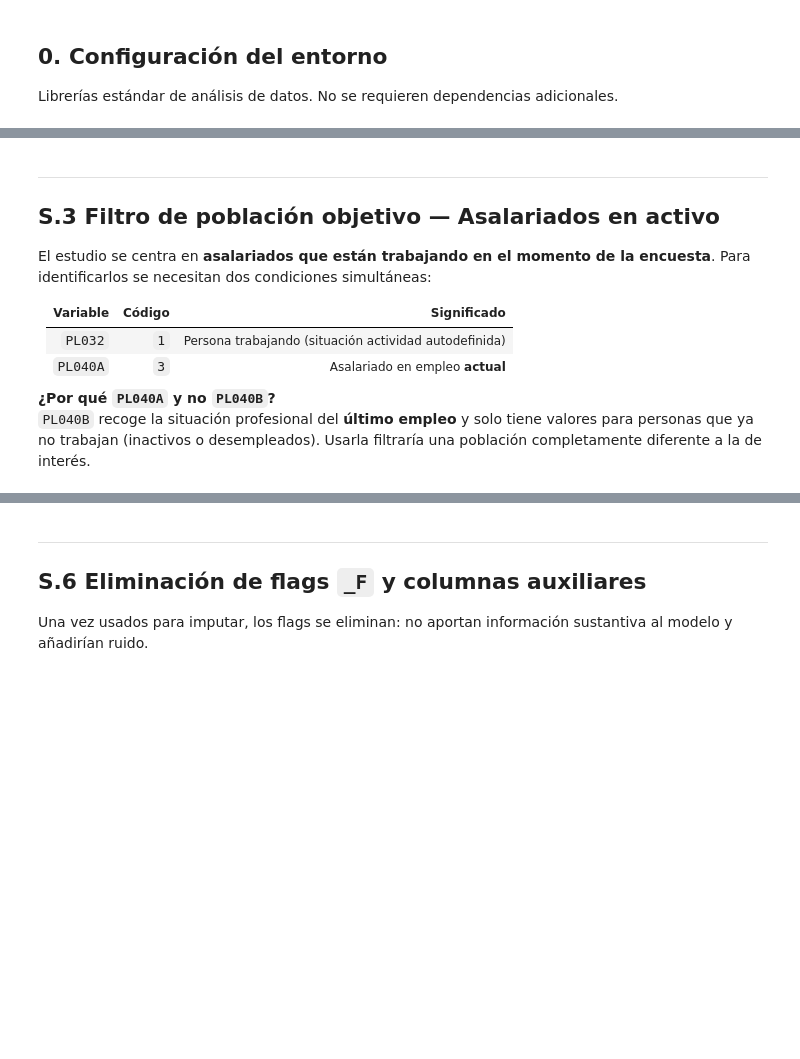
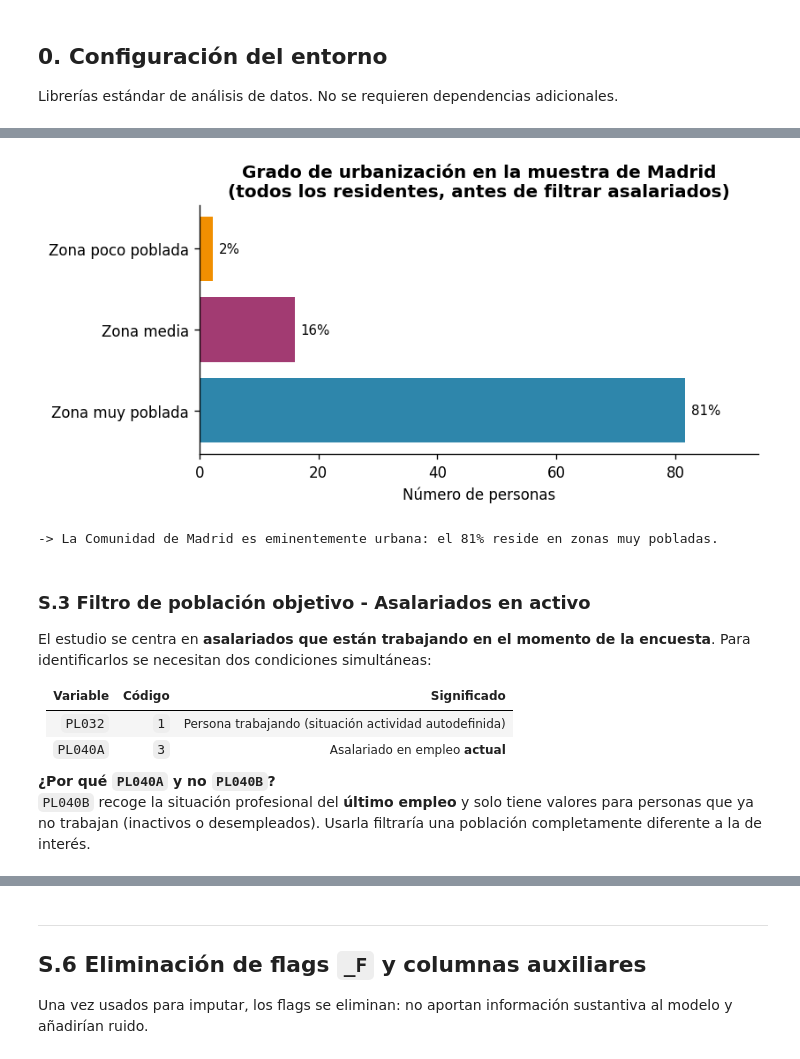
Before and after one commit to somm14/tfm_project, a Jupyter notebook: src/02_silver_layer.ipynb, the cells around one changed output, grey strips where cells are left out. Cells and saved outputs as stored; diff of their text form; code cells hidden in the pictures; blank space fills up the shorter version.

```diff
--- a/src/02_silver_layer.ipynb
+++ b/src/02_silver_layer.ipynb
@@ -63,14 +62,21 @@ La capa Silver transforma los datos en bruto en un dataset analítico limpio y d
 # %%
-# ── Join D + H (nivel hogar) ──────────────────────────────────────────────────
+#  Carga de los 4 ficheros originales
+
+df_d = cargar_csv('01_datos_hogar.csv')       # D: datos básicos hogar
+df_h = cargar_csv('02_detalles_hogar.csv')    # H: detalle hogar
+df_p = cargar_csv('03_detalles_adulto.csv')   # P: datos adulto
+df_r = cargar_csv('04_datos_persona.csv')     # R: datos persona
+
+# Join D + H (nivel hogar)
 df_hogar = df_d.merge(df_h, left_on='DB030', right_on='HB030', how='inner')
 
-# ── Join R + P (nivel persona) ────────────────────────────────────────────────
+# Join R + P (nivel persona)
 df_persona = df_r.merge(df_p, left_on='RB030', right_on='PB030', how='inner')
 
-# ── Clave hogar derivada desde ID persona ─────────────────────────────────────
+# Clave hogar derivada desde ID persona
 df_persona['id_hogar_join'] = df_persona['RB030'].astype(int) // 100
 
-# ── Join hogar + persona ──────────────────────────────────────────────────────
+# Join hogar + persona
 df = df_hogar.merge(df_persona, left_on='DB030', right_on='id_hogar_join', how='inner')
 
 print(f"Fichero D:           {df_d.shape[0]:>7,} hogares  × {df_d.shape[1]:>3} variables")
@@ -104,23 +134,14 @@ print(f"\nTras filtro Madrid (ES30): {len(df):,} personas")
 # %%
 # Visualización del grado de urbanización en Madrid (antes de filtrar asalariados)
 urb_map = {'1': 'Zona muy poblada', '2': 'Zona media', '3': 'Zona poco poblada'}
-urb = df['DB100'].astype(str).str.strip().map(urb_map).value_counts()
+urb = df['DB100'].astype(str).str.strip().map(urb_map).value_counts(normalize=True)*100
 
-fig, ax = plt.subplots(figsize=(7, 3.5))
-bars = ax.barh(urb.index, urb.values, color=PALETTE[:3])
-ax.bar_label(bars, fmt='%d', padding=4, fontsize=9)
-ax.set_xlabel('Número de personas')
-ax.set_title('Grado de urbanización en la muestra de Madrid\n'
-             '(todos los residentes, antes de filtrar asalariados)', fontweight='bold')
-ax.set_xlim(0, urb.max() * 1.15)
-plt.tight_layout()
-plt.savefig('silver_urbanizacion.png', bbox_inches='tight')
-plt.show()
-print("→ La Comunidad de Madrid es eminentemente urbana: más del 75% reside en zonas muy pobladas.")
+urban_grade_CCMM(urb)
+# %% [output]
+[figure, added]
+-> La Comunidad de Madrid es eminentemente urbana: el 81% reside en zonas muy pobladas.
 # %% [markdown]
----
-
-## S.3 Filtro de población objetivo — Asalariados en activo
+### S.3 **Filtro de población objetivo - Asalariados en activo**
 
 El estudio se centra en **asalariados que están trabajando en el momento de la encuesta**. Para identificarlos se necesitan dos condiciones simultáneas:
 
```
Also changed, not shown: parts of 15 cells of this notebook.
